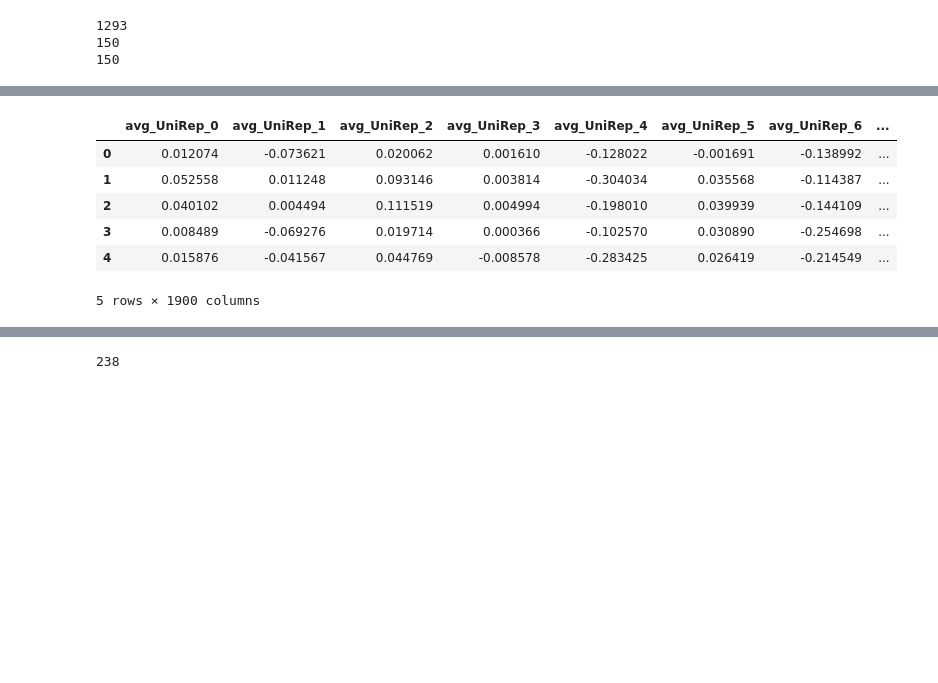
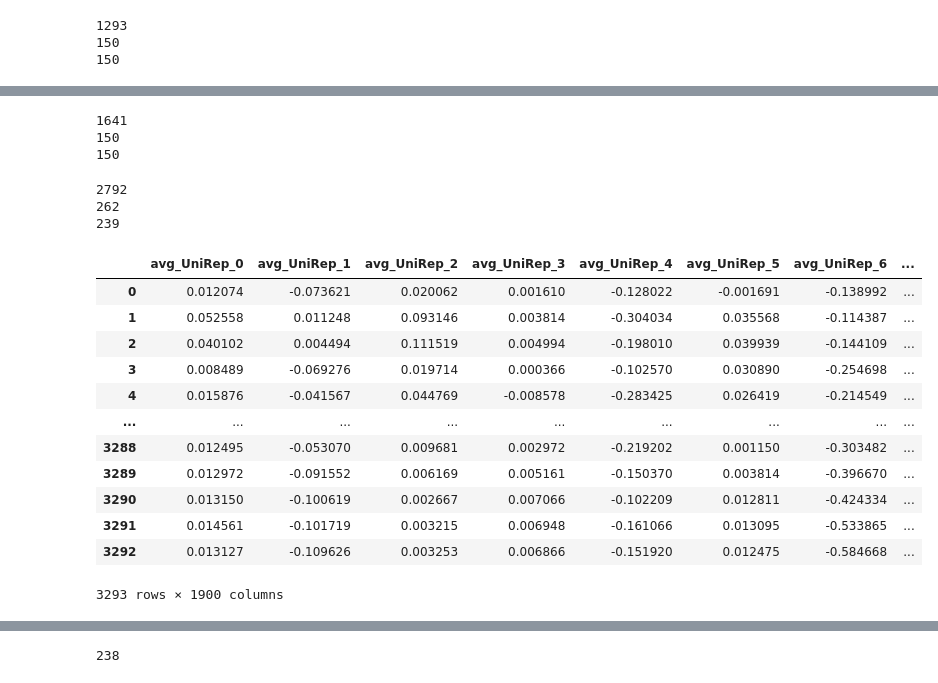
Before and after one commit to o-fadil/cs273b, a Jupyter notebook: data_preprocessing.ipynb, the cells around one changed output, grey strips where cells are left out. Drawn from its saved outputs; the diff is of its cells as text; code cells hidden in the pictures; blank space fills up the shorter version.

```diff
--- a/data_preprocessing.ipynb
+++ b/data_preprocessing.ipynb
@@ -136,0 +160,8 @@ nuc_repr_csv_gene_name = pd.merge(nuc_info[["Gene entry name", "Extended Domain
+# %%
+print(len(gene_train_index))
+print(len(gene_val_index))
+print(len(gene_test_index))
+# %% [output]
+1641
+150
+150
@@ -142,20 +177,33 @@ bool_test = nuc_repr_csv_gene_name["Gene entry name"].isin(test_gene)
 train_index = [i for i, t in enumerate(bool_train) if t]
 val_index = [i for i, t in enumerate(bool_val) if t]
 test_index = [i for i, t in enumerate(bool_test) if t]
+# %%
+print(len(train_index))
+print(len(val_index))
+print(len(test_index))
+# %% [output]
+2792
+262
+239
 # %%
 y_df = nuc_repr_csv_gene_name.iloc[:,3]
 x_df = nuc_repr_csv_gene_name.iloc[:,4:]
-# %%
-x_df.head()
-# y_df.head()
-# %% [output]
-|  | avg_UniRep_0 | avg_UniRep_1 | avg_UniRep_2 | avg_UniRep_3 | avg_UniRep_4 | avg_UniRep_5 | avg_UniRep_6 | ... |
-| 0 | 0.012074 | -0.073621 | 0.020062 | 0.001610 | -0.128022 | -0.001691 | -0.138992 | ... |
-| 1 | 0.052558 | 0.011248 | 0.093146 | 0.003814 | -0.304034 | 0.035568 | -0.114387 | ... |
-| 2 | 0.040102 | 0.004494 | 0.111519 | 0.004994 | -0.198010 | 0.039939 | -0.144109 | ... |
-| 3 | 0.008489 | -0.069276 | 0.019714 | 0.000366 | -0.102570 | 0.030890 | -0.254698 | ... |
-| 4 | 0.015876 | -0.041567 | 0.044769 | -0.008578 | -0.283425 | 0.026419 | -0.214549 | ... |
-5 rows × 1900 columns
+# %%
+x_df
+# %% [output]
+|  | avg_UniRep_0 | avg_UniRep_1 | avg_UniRep_2 | avg_UniRep_3 | avg_UniRep_4 | avg_UniRep_5 | avg_UniRep_6 | ... |
+| 0 | 0.012074 | -0.073621 | 0.020062 | 0.001610 | -0.128022 | -0.001691 | -0.138992 | ... |
+| 1 | 0.052558 | 0.011248 | 0.093146 | 0.003814 | -0.304034 | 0.035568 | -0.114387 | ... |
+| 2 | 0.040102 | 0.004494 | 0.111519 | 0.004994 | -0.198010 | 0.039939 | -0.144109 | ... |
+| 3 | 0.008489 | -0.069276 | 0.019714 | 0.000366 | -0.102570 | 0.030890 | -0.254698 | ... |
+| 4 | 0.015876 | -0.041567 | 0.044769 | -0.008578 | -0.283425 | 0.026419 | -0.214549 | ... |
+| ... | ... | ... | ... | ... | ... | ... | ... | ... |
+| 3288 | 0.012495 | -0.053070 | 0.009681 | 0.002972 | -0.219202 | 0.001150 | -0.303482 | ... |
+| 3289 | 0.012972 | -0.091552 | 0.006169 | 0.005161 | -0.150370 | 0.003814 | -0.396670 | ... |
+| 3290 | 0.013150 | -0.100619 | 0.002667 | 0.007066 | -0.102209 | 0.012811 | -0.424334 | ... |
+| 3291 | 0.014561 | -0.101719 | 0.003215 | 0.006948 | -0.161066 | 0.013095 | -0.533865 | ... |
+| 3292 | 0.013127 | -0.109626 | 0.003253 | 0.006866 | -0.151920 | 0.012475 | -0.584668 | ... |
+3293 rows × 1900 columns
 # %%
 print(len(train_index))
 print(len(val_index))
```
Also changed, not shown: parts of 13 cells of this notebook, 1 other file.
